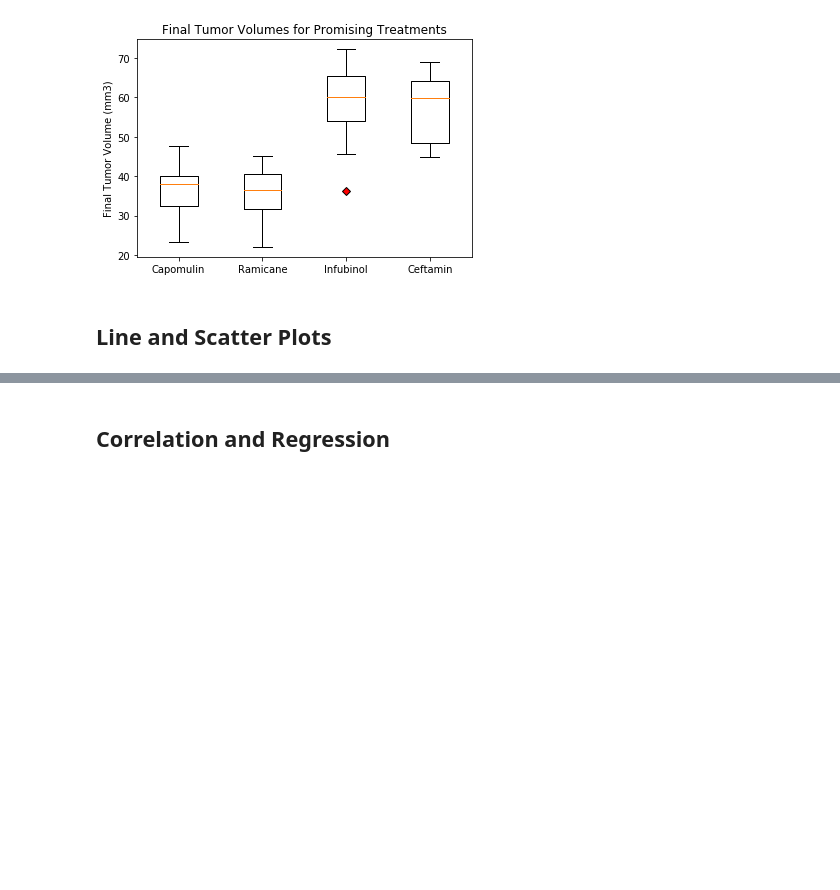
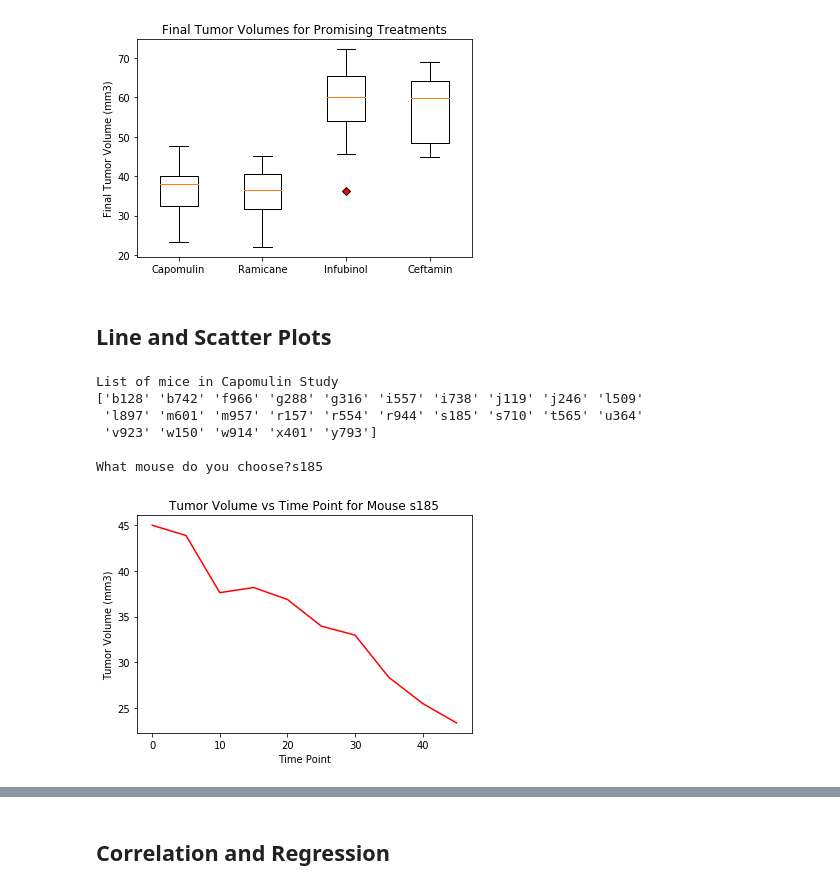
Before and after one commit to j2browns/matplotlib-challenge, a Jupyter notebook: Pymaceuticals/Pymaceuticals_challenge.ipynb, the cells around one changed output, grey strips where cells are left out. Saved outputs shown, nothing was run; the diff lists cells and outputs as text; code cells hidden in the pictures; blank space fills up the shorter version.

```diff
--- a/Pymaceuticals/Pymaceuticals_challenge.ipynb
+++ b/Pymaceuticals/Pymaceuticals_challenge.ipynb
@@ -354,0 +381,36 @@ plt.show()
+# %%
+# Generate a line plot of time point versus tumor volume for a mouse treated with Capomulin
+
+#showing all the mice on Capomulin
+List_Mouse_Capomulin = combined_study["Mouse ID"][combined_study["Drug Regimen"]=="Capomulin"].unique()
+print("")
+print("List of mice in Capomulin Study")
+print(List_Mouse_Capomulin)
+
+print("")
+chosen_mouse = ""
+while chosen_mouse not in List_Mouse_Capomulin:
+    chosen_mouse = input("What mouse do you choose?")
+    if chosen_mouse not in List_Mouse_Capomulin:
+        print(f"Mouse {chosen_mouse} is not in the Capomulin Study.  Choose again.")
+# %% [output]
+List of mice in Capomulin Study
+['b128' 'b742' 'f966' 'g288' 'g316' 'i557' 'i738' 'j119' 'j246' 'l509'
+ 'l897' 'm601' 'm957' 'r157' 'r554' 'r944' 's185' 's710' 't565' 'u364'
+ 'v923' 'w150' 'w914' 'x401' 'y793']
+
+What mouse do you choose?s185
+# %%
+#isolating data based on chosen mouse
+mouse_data_x = combined_study[combined_study["Mouse ID"]==chosen_mouse]["Timepoint"]
+mouse_data_y = combined_study[combined_study["Mouse ID"]==chosen_mouse]["Tumor Volume (mm3)"]
+
+#plotting data for mouse
+plt.plot(mouse_data_x[:], mouse_data_y[:], color = "r")
+
+plt.title(f"Tumor Volume vs Time Point for Mouse {chosen_mouse}")
+plt.xlabel("Time Point")
+plt.ylabel("Tumor Volume (mm3)")
+plt.show()
+# %% [output]
+[figure, added]
```
Also changed, not shown: parts of 19 cells of this notebook.
